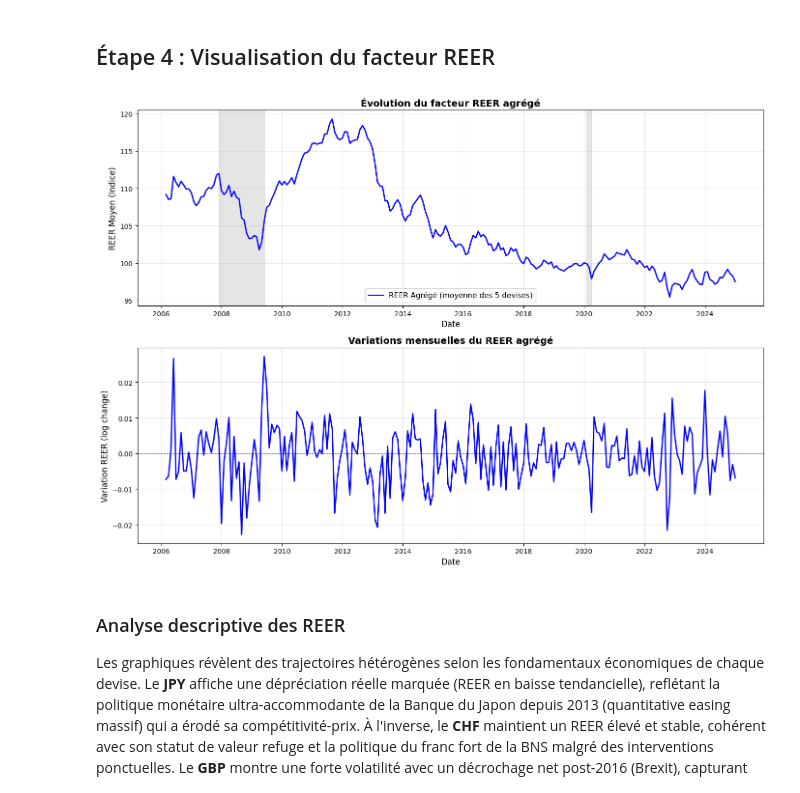
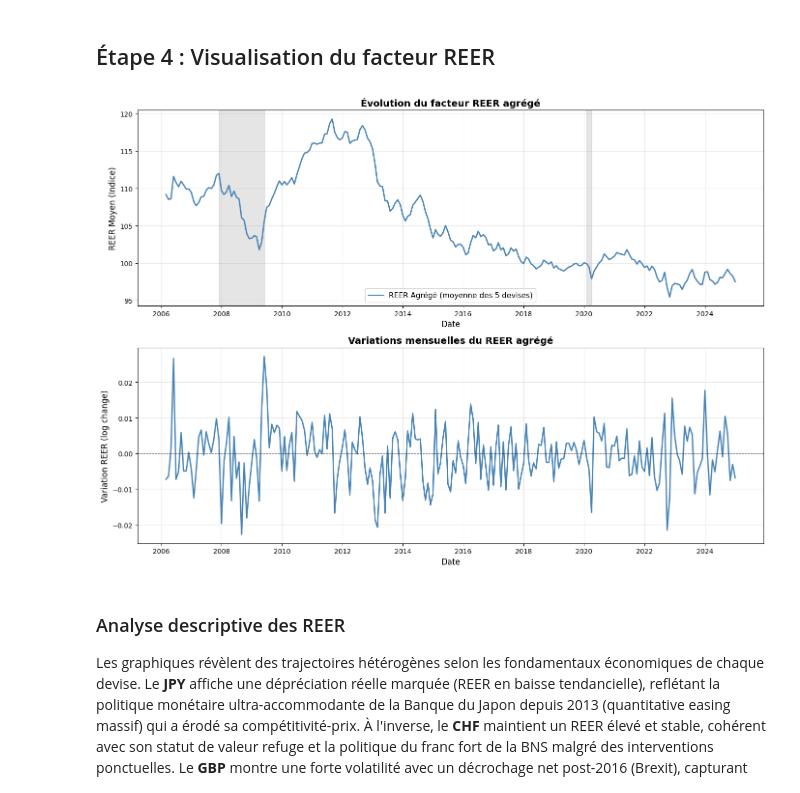
Before and after one commit to Lilas-Bertot/ETUDE-DE-CAS-2, a Jupyter notebook: Étude de cas 2.ipynb, the cells around one changed output. Drawn from its saved outputs; the diff is of its cells as text; code cells hidden in the pictures.

```diff
--- a/Étude de cas 2.ipynb
+++ b/Étude de cas 2.ipynb
@@ -1960,42 +1966,38 @@ Name: REER_Factor, dtype: float64
 
 # D'abord, reconstruire l'indice REER moyen à partir des niveaux individuels
 reer_levels = pd.DataFrame({'date': reer_monthly['AU']['date']})
 
 for currency, label in [('AU', 'AUD'), ('CA', 'CAD'), ('JA', 'JPY'), ('SW', 'CHF'), ('UK', 'GBP')]:
     reer_levels[label] = reer_monthly[currency]['reer'].values
 
 # Moyenne des REER (on peut utiliser la moyenne arithmétique pour simplifier)
 reer_levels['REER_Average'] = reer_levels[['AUD', 'CAD', 'JPY', 'CHF', 'GBP']].mean(axis=1)
 
 # Créer les graphiques
 fig, (ax1, ax2) = plt.subplots(2, 1, figsize=(14, 10))
 
 # Graphique 1 : Niveau du REER agrégé (indice moyen)
-ax1.plot(reer_levels['date'], reer_levels['REER_Average'],
-         color='blue', linewidth=2, label='REER Agrégé (moyenne des 5 devises)')
-ax1.set_title('Évolution du facteur REER agrégé',
-              fontsize=14, fontweight='bold')
+ax1.plot(reer_levels['date'], reer_levels['REER_Average'],color='steelblue', linewidth=2, label='REER Agrégé (moyenne des 5 devises)')
+ax1.set_title('Évolution du facteur REER agrégé',fontsize=14, fontweight='bold')
 ax1.set_xlabel('Date', fontsize=12)
 ax1.set_ylabel('REER Moyen (Indice)', fontsize=12)
 ax1.legend(loc='best', fontsize=11)
 ax1.grid(True, alpha=0.3)
 ax1.axvspan(pd.Timestamp('2007-12-01'), pd.Timestamp('2009-06-01'), alpha=0.2, color='grey')
 ax1.axvspan(pd.Timestamp('2020-02-01'), pd.Timestamp('2020-04-01'), alpha=0.2, color='grey')
 
 # Graphique 2 : Variations REER (facteur agrégé)
-ax2.plot(reer_factor_df['date'], reer_factor_df['REER_Factor'],
-         color='blue', linewidth=2)
+ax2.plot(reer_factor_df['date'], reer_factor_df['REER_Factor'],color='steelblue', linewidth=2)
 ax2.axhline(y=0, color='black', linestyle='--', linewidth=0.8, alpha=0.5)
-ax2.set_title('Variations mensuelles du REER agrégé',
-              fontsize=14, fontweight='bold')
+ax2.set_title('Variations mensuelles du REER agrégé',fontsize=14, fontweight='bold')
 ax2.set_xlabel('Date', fontsize=12)
 ax2.set_ylabel('Variation REER (log change)', fontsize=12)
 ax2.grid(True, alpha=0.3)
 
 plt.tight_layout()
 plt.show()
 # %% [output]
-[figure, old version]
+[figure, new version]
 # %% [markdown]
 ### Analyse descriptive des REER
 
```
Also changed, not shown: parts of 4 cells of this notebook.
